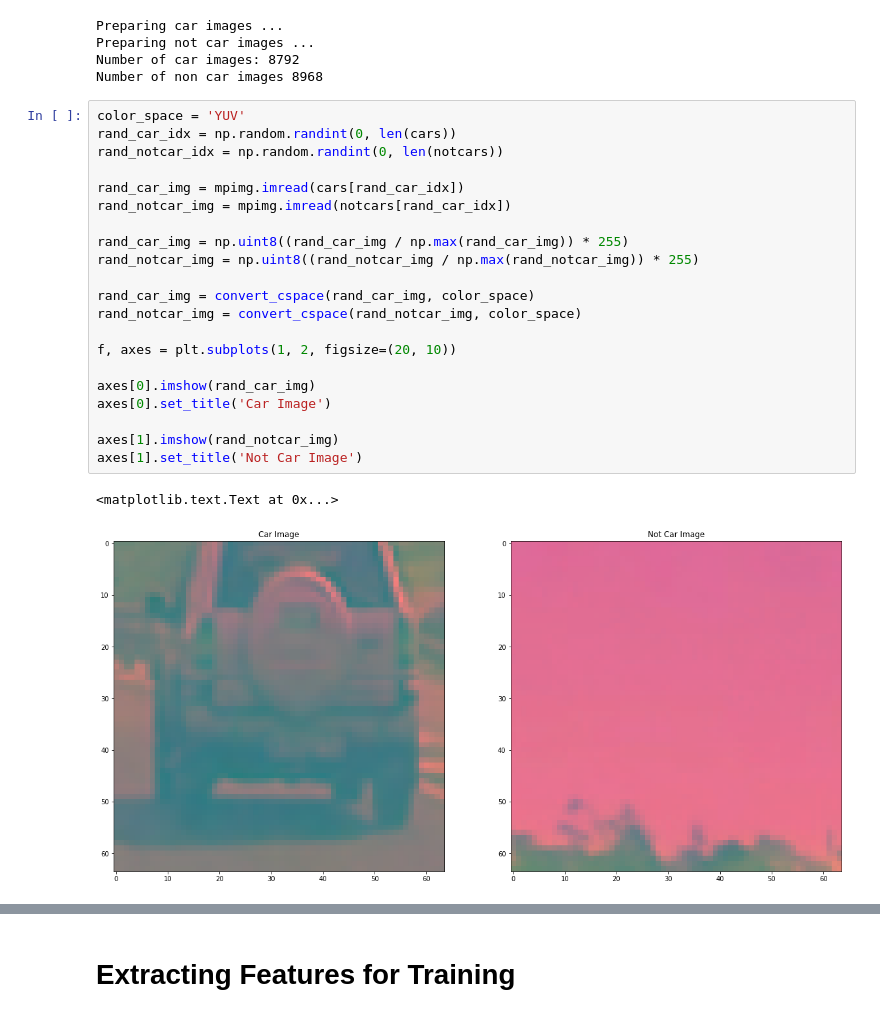
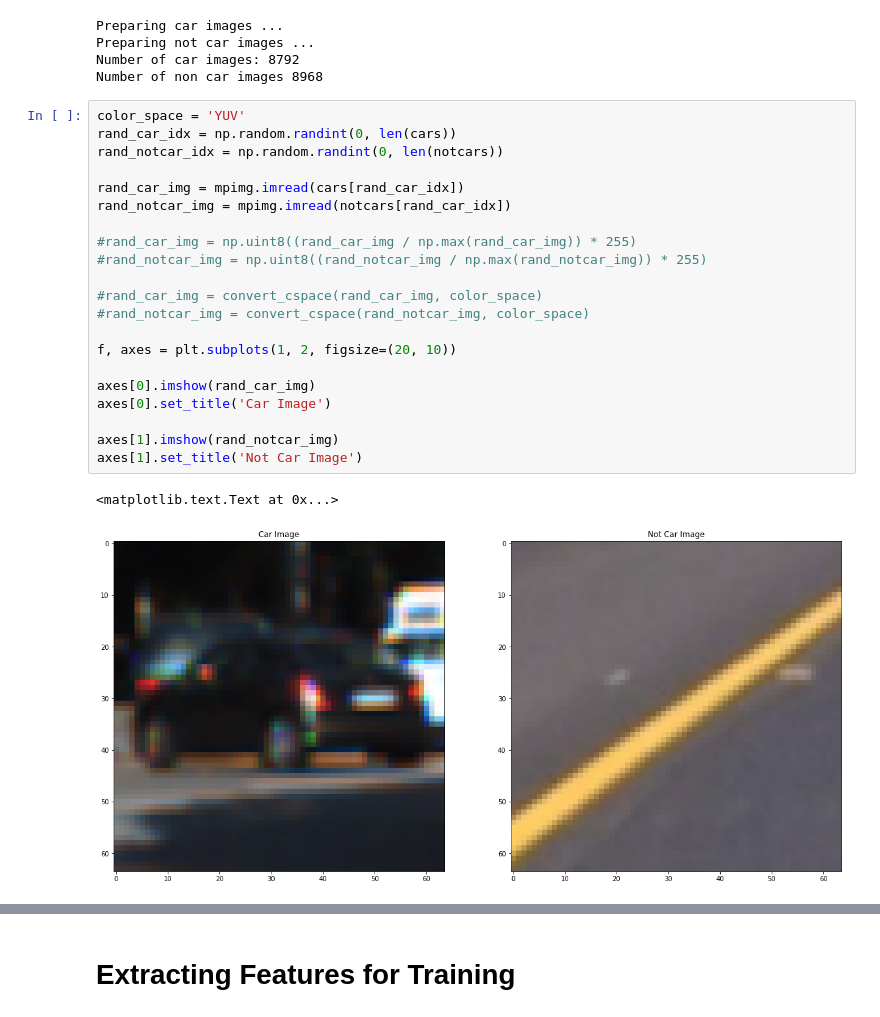
Before and after one commit to tkkhuu/VehicleDetection, a Jupyter notebook: car_classifier.ipynb, the cells around one changed output, grey strips where cells are left out. Cells and saved outputs as stored; diff of their text form.

Commit message:
added README images

```diff
--- a/car_classifier.ipynb
+++ b/car_classifier.ipynb
@@ -128,27 +128,27 @@ Number of non car images 8968
 # %%
 color_space = 'YUV'
 rand_car_idx = np.random.randint(0, len(cars))
 rand_notcar_idx = np.random.randint(0, len(notcars))
 
 rand_car_img = mpimg.imread(cars[rand_car_idx])
 rand_notcar_img = mpimg.imread(notcars[rand_car_idx])
 
-rand_car_img = np.uint8((rand_car_img / np.max(rand_car_img)) * 255)
-rand_notcar_img = np.uint8((rand_notcar_img / np.max(rand_notcar_img)) * 255)
+#rand_car_img = np.uint8((rand_car_img / np.max(rand_car_img)) * 255)
+#rand_notcar_img = np.uint8((rand_notcar_img / np.max(rand_notcar_img)) * 255)
 
-rand_car_img = convert_cspace(rand_car_img, color_space)
-rand_notcar_img = convert_cspace(rand_notcar_img, color_space)
+#rand_car_img = convert_cspace(rand_car_img, color_space)
+#rand_notcar_img = convert_cspace(rand_notcar_img, color_space)
 
 f, axes = plt.subplots(1, 2, figsize=(20, 10))
 
 axes[0].imshow(rand_car_img)
 axes[0].set_title('Car Image')
 
 axes[1].imshow(rand_notcar_img)
 axes[1].set_title('Not Car Image')
 # %% [output]
 <matplotlib.text.Text at 0x...>
-[figure, old version]
+[figure, new version]
 # %%
 n_orient = 11
 n_pix_per_cell = 8
```
Also changed, not shown: parts of 5 cells of this notebook, 4 other files.
